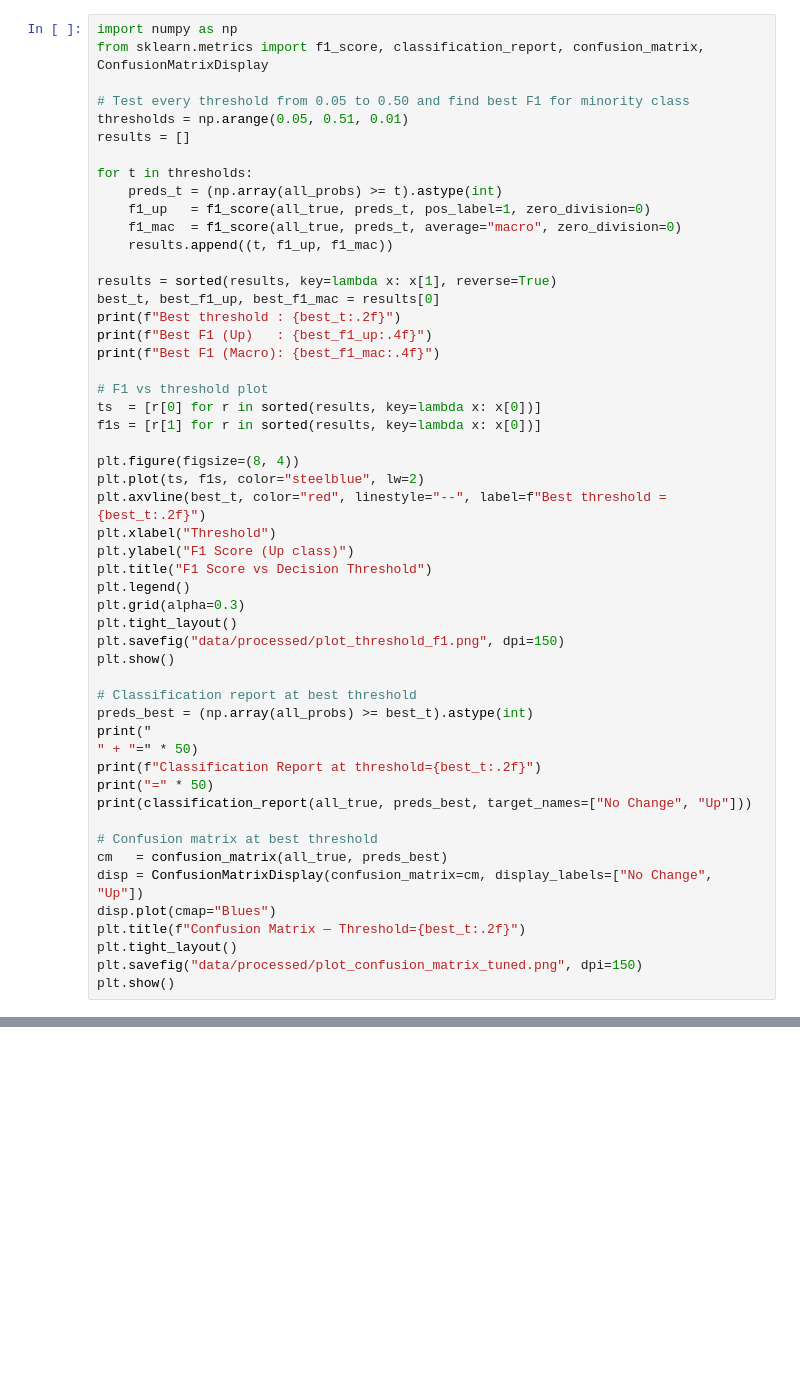
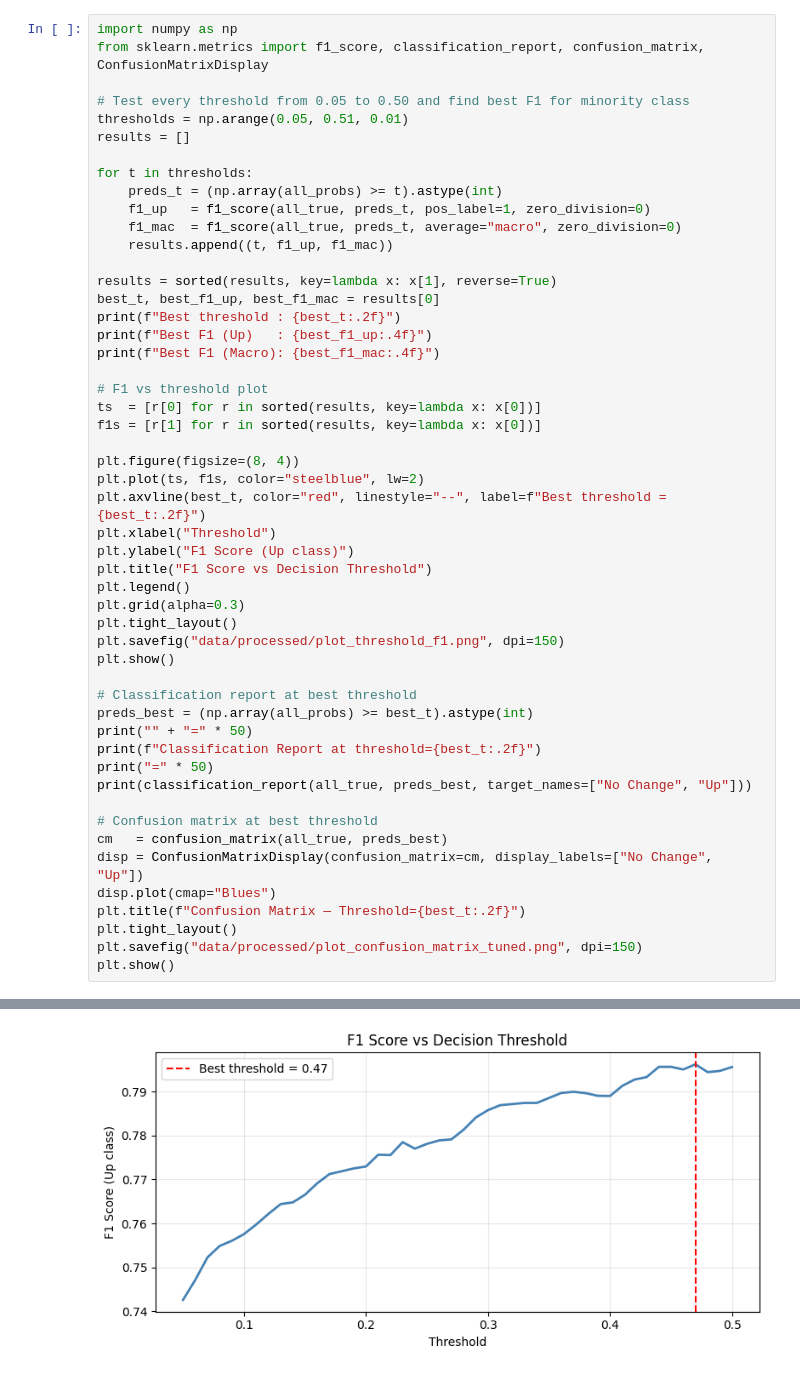
Before and after one commit to llelus/DSA-Project, a Jupyter notebook: 03_ml_shap.ipynb, the cells around one changed output, grey strips where cells are left out. Cells and saved outputs as stored; diff of their text form; blank space fills up the shorter version.

```diff
--- a/03_ml_shap.ipynb
+++ b/03_ml_shap.ipynb
@@ -154,8 +187,7 @@ plt.show()
 
 # Classification report at best threshold
 preds_best = (np.array(all_probs) >= best_t).astype(int)
-print("
-" + "=" * 50)
+print("" + "=" * 50)
 print(f"Classification Report at threshold={best_t:.2f}")
 print("=" * 50)
 print(classification_report(all_true, preds_best, target_names=["No Change", "Up"]))
@@ -168,3 +200,4 @@ plt.title(f"Confusion Matrix — Threshold={best_t:.2f}")
 plt.tight_layout()
 plt.savefig("data/processed/plot_confusion_matrix_tuned.png", dpi=150)
 plt.show()
+# %% [output]
@@ -170,0 +207 @@ plt.show()
+[figure, added]
```
Also changed, not shown: parts of 10 cells of this notebook.
